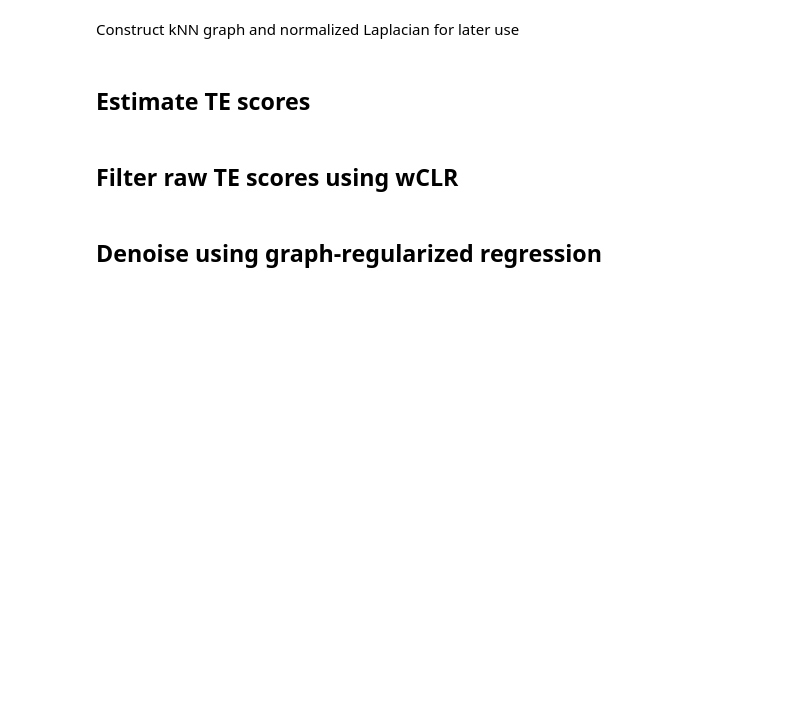
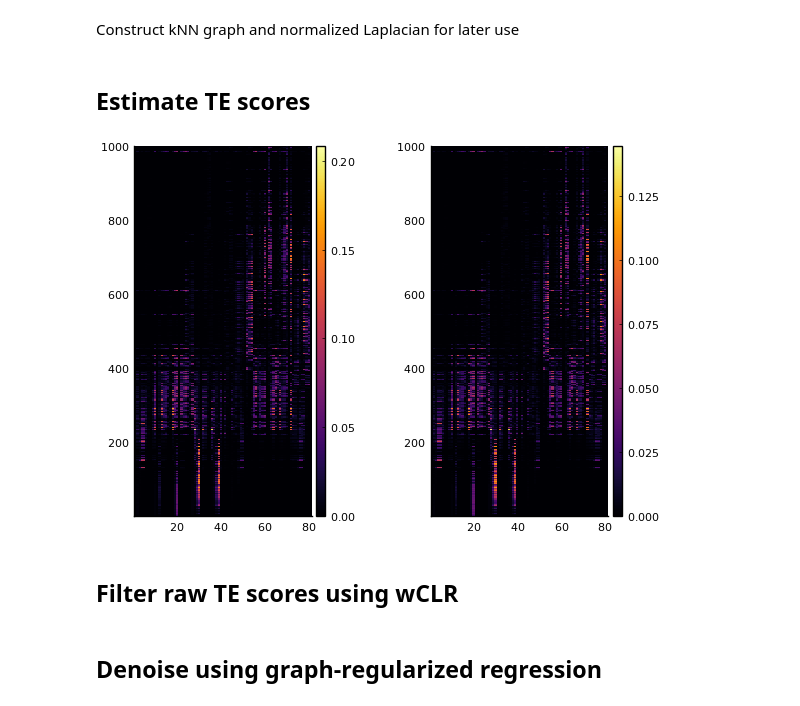
Before and after one commit to zsteve/locaTE.jl, a Jupyter notebook: examples/simulated/1_inference.ipynb, the cells around one changed output. Cells and saved outputs as stored; diff of their text form; code cells hidden in the pictures; blank space fills up the shorter version.

```diff
--- a/examples/simulated/1_inference.ipynb
+++ b/examples/simulated/1_inference.ipynb
@@ -102,6 +102,13 @@ L = lTE.construct_normalized_laplacian(X_pca, 25);
 ## Estimate TE scores
 # %%
 TE = lTE.estimate_TE(X, 1:size(X, 2), 1:size(X, 2), P_sp, QT_sp, R_sp; showprogress = true);
+# %%
+# using GPU
+TE_gpu = lTE.estimate_TE_cu(X, 1:size(X, 2), 1:size(X, 2), P_sp, QT_sp, R_sp; showprogress = true);
+# %%
+plot(heatmap(TE[sortperm(dpt), :]), heatmap(TE_gpu[sortperm(dpt), :]))
+# %% [output]
+[figure, added]
 # %% [markdown]
 ## Filter raw TE scores using wCLR
 # %%
```
Also changed, not shown: parts of 4 cells of this notebook, 22 other files.
